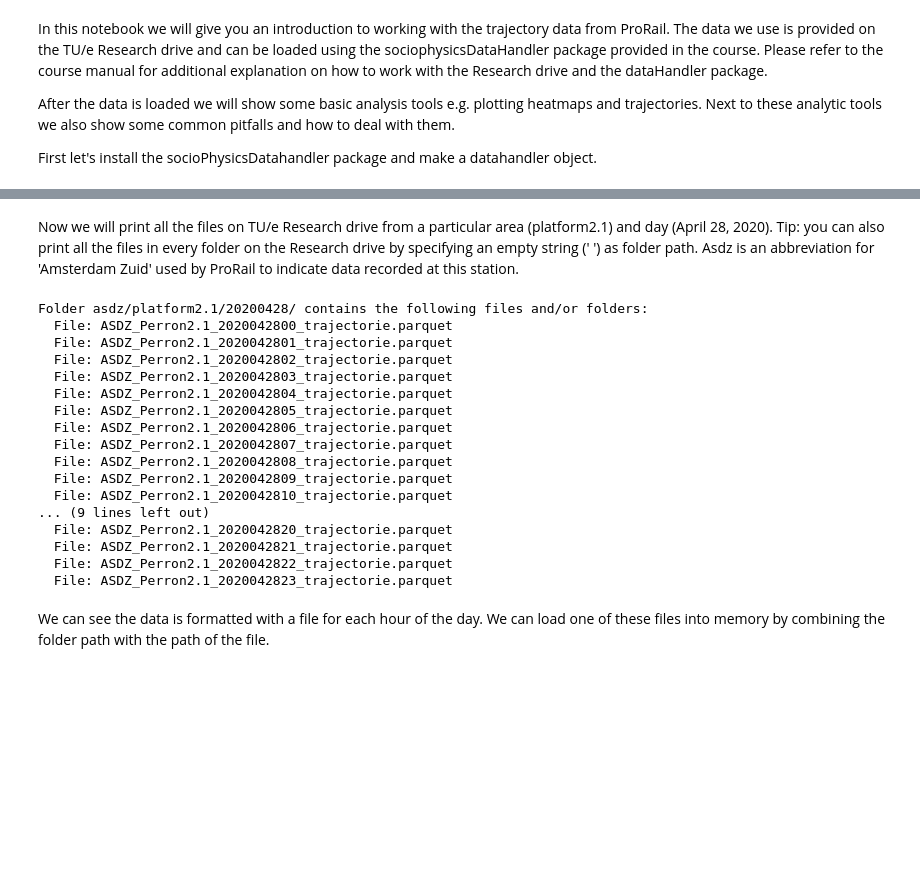
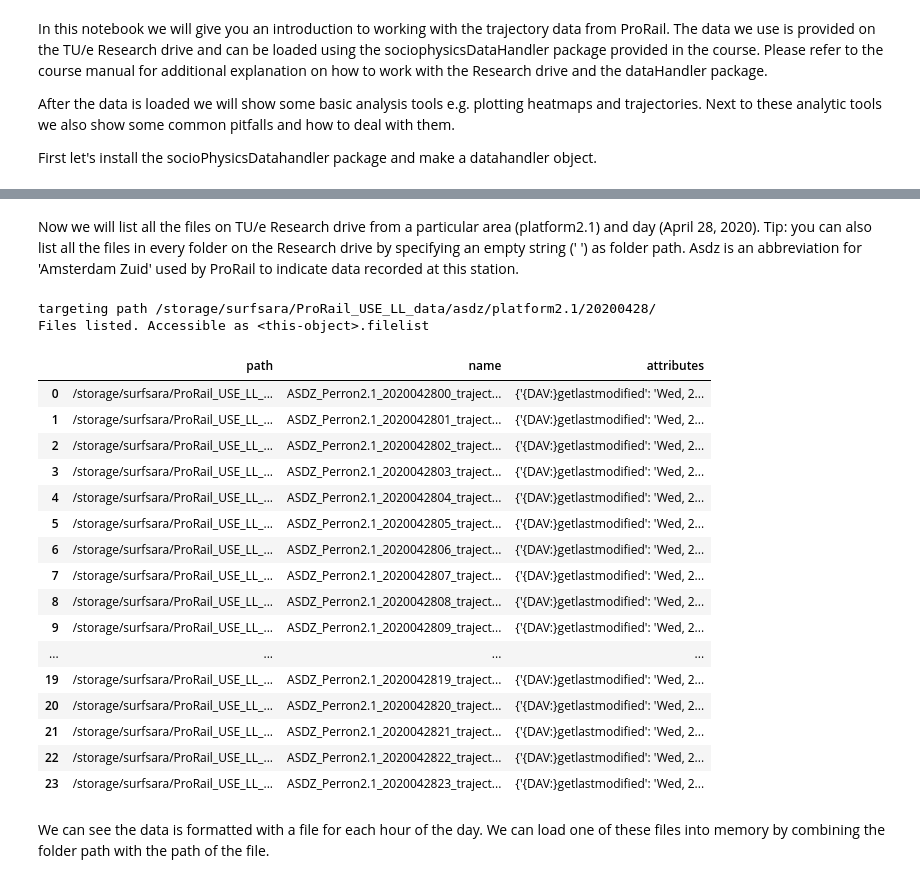
Before and after one commit to Joriswillems/depth_data_im_analysis, a Jupyter notebook: trajectory_analysis.ipynb, the cells around one changed output, grey strips where cells are left out. Saved outputs shown, nothing was run; the diff lists cells and outputs as text; code cells hidden in the pictures; blank space fills up the shorter version.

Commit message:
fix sociophysicsDataHandler version

```diff
--- a/trajectory_analysis.ipynb
+++ b/trajectory_analysis.ipynb
@@ -17,26 +31,28 @@ dh = SociophysicsDataHandler()
 # %% [markdown]
-Now we will print all the files on TU/e Research drive from a particular area (platform2.1) and day (April 28, 2020). Tip: you can also print all the files in every folder on the Research drive by specifying an empty string (' ') as folder path. Asdz is an abbreviation for 'Amsterdam Zuid' used by ProRail to indicate data recorded at this station.
+Now we will list all the files on TU/e Research drive from a particular area (platform2.1) and day (April 28, 2020). Tip: you can also list all the files in every folder on the Research drive by specifying an empty string (' ') as folder path. Asdz is an abbreviation for 'Amsterdam Zuid' used by ProRail to indicate data recorded at this station.
 # %%
 folder_path = 'asdz/platform2.1/20200428/'
-dh.print_files(folder_path)
+dh.list_files(folder_path)
 # %% [output]
-Folder asdz/platform2.1/20200428/ contains the following files and/or folders:
-  File: ASDZ_Perron2.1_2020042800_trajectorie.parquet
-  File: ASDZ_Perron2.1_2020042801_trajectorie.parquet
-  File: ASDZ_Perron2.1_2020042802_trajectorie.parquet
-  File: ASDZ_Perron2.1_2020042803_trajectorie.parquet
-  File: ASDZ_Perron2.1_2020042804_trajectorie.parquet
-  File: ASDZ_Perron2.1_2020042805_trajectorie.parquet
-  File: ASDZ_Perron2.1_2020042806_trajectorie.parquet
-  File: ASDZ_Perron2.1_2020042807_trajectorie.parquet
-  File: ASDZ_Perron2.1_2020042808_trajectorie.parquet
-  File: ASDZ_Perron2.1_2020042809_trajectorie.parquet
-  File: ASDZ_Perron2.1_2020042810_trajectorie.parquet
-... (9 lines left out)
-  File: ASDZ_Perron2.1_2020042820_trajectorie.parquet
-  File: ASDZ_Perron2.1_2020042821_trajectorie.parquet
-  File: ASDZ_Perron2.1_2020042822_trajectorie.parquet
-  File: ASDZ_Perron2.1_2020042823_trajectorie.parquet
+targeting path /storage/surfsara/ProRail_USE_LL_data/asdz/platform2.1/20200428/
+Files listed. Accessible as <this-object>.filelist
+|  | path | name | attributes |
+| 0 | /storage/surfsara/ProRail_USE_LL_... | ASDZ_Perron2.1_2020042800_traject... | {'{DAV:}getlastmodified': 'Wed, 2... |
+| 1 | /storage/surfsara/ProRail_USE_LL_... | ASDZ_Perron2.1_2020042801_traject... | {'{DAV:}getlastmodified': 'Wed, 2... |
+| 2 | /storage/surfsara/ProRail_USE_LL_... | ASDZ_Perron2.1_2020042802_traject... | {'{DAV:}getlastmodified': 'Wed, 2... |
+| 3 | /storage/surfsara/ProRail_USE_LL_... | ASDZ_Perron2.1_2020042803_traject... | {'{DAV:}getlastmodified': 'Wed, 2... |
+| 4 | /storage/surfsara/ProRail_USE_LL_... | ASDZ_Perron2.1_2020042804_traject... | {'{DAV:}getlastmodified': 'Wed, 2... |
+| 5 | /storage/surfsara/ProRail_USE_LL_... | ASDZ_Perron2.1_2020042805_traject... | {'{DAV:}getlastmodified': 'Wed, 2... |
+| 6 | /storage/surfsara/ProRail_USE_LL_... | ASDZ_Perron2.1_2020042806_traject... | {'{DAV:}getlastmodified': 'Wed, 2... |
+| 7 | /storage/surfsara/ProRail_USE_LL_... | ASDZ_Perron2.1_2020042807_traject... | {'{DAV:}getlastmodified': 'Wed, 2... |
+| 8 | /storage/surfsara/ProRail_USE_LL_... | ASDZ_Perron2.1_2020042808_traject... | {'{DAV:}getlastmodified': 'Wed, 2... |
+| 9 | /storage/surfsara/ProRail_USE_LL_... | ASDZ_Perron2.1_2020042809_traject... | {'{DAV:}getlastmodified': 'Wed, 2... |
+| ... | ... | ... | ... |
+| 19 | /storage/surfsara/ProRail_USE_LL_... | ASDZ_Perron2.1_2020042819_traject... | {'{DAV:}getlastmodified': 'Wed, 2... |
+| 20 | /storage/surfsara/ProRail_USE_LL_... | ASDZ_Perron2.1_2020042820_traject... | {'{DAV:}getlastmodified': 'Wed, 2... |
+| 21 | /storage/surfsara/ProRail_USE_LL_... | ASDZ_Perron2.1_2020042821_traject... | {'{DAV:}getlastmodified': 'Wed, 2... |
+| 22 | /storage/surfsara/ProRail_USE_LL_... | ASDZ_Perron2.1_2020042822_traject... | {'{DAV:}getlastmodified': 'Wed, 2... |
+| 23 | /storage/surfsara/ProRail_USE_LL_... | ASDZ_Perron2.1_2020042823_traject... | {'{DAV:}getlastmodified': 'Wed, 2... |
 # %% [markdown]
 We can see the data is formatted with a file for each hour of the day. We can load one of these files into memory by combining the folder path with the path of the file.
 # %%
```
Also changed, not shown: parts of 8 cells of this notebook.
